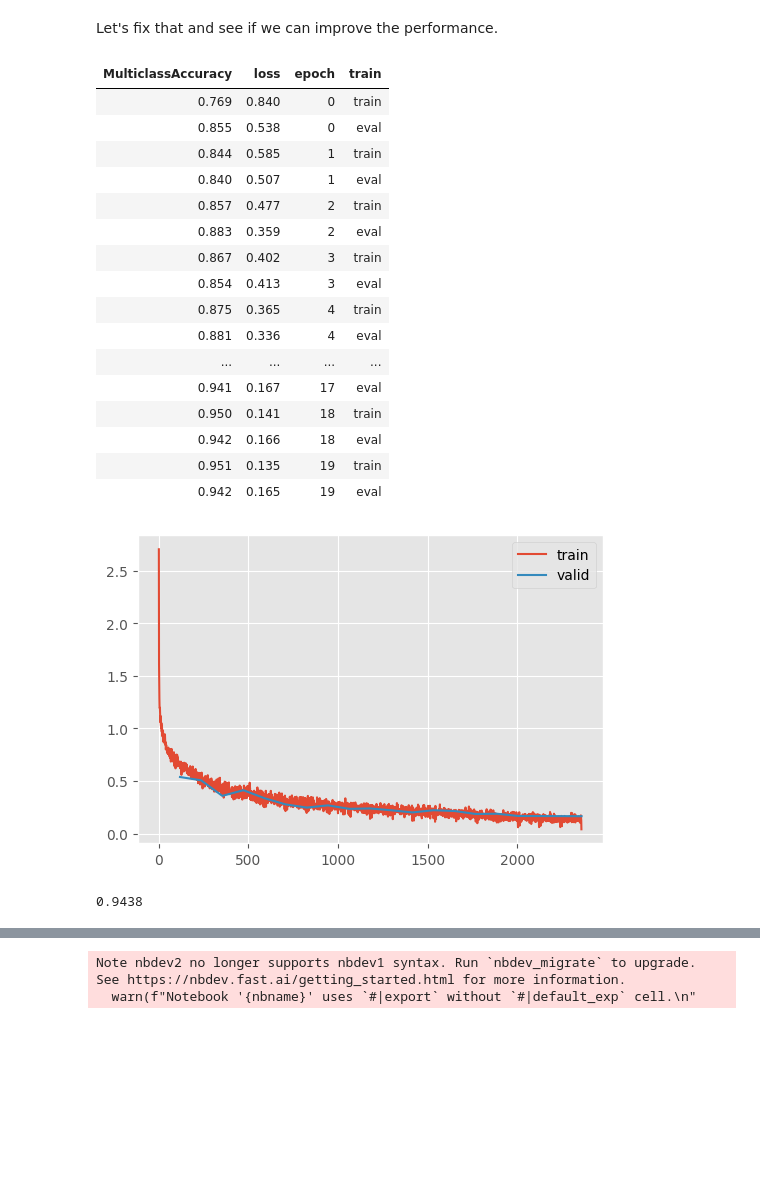
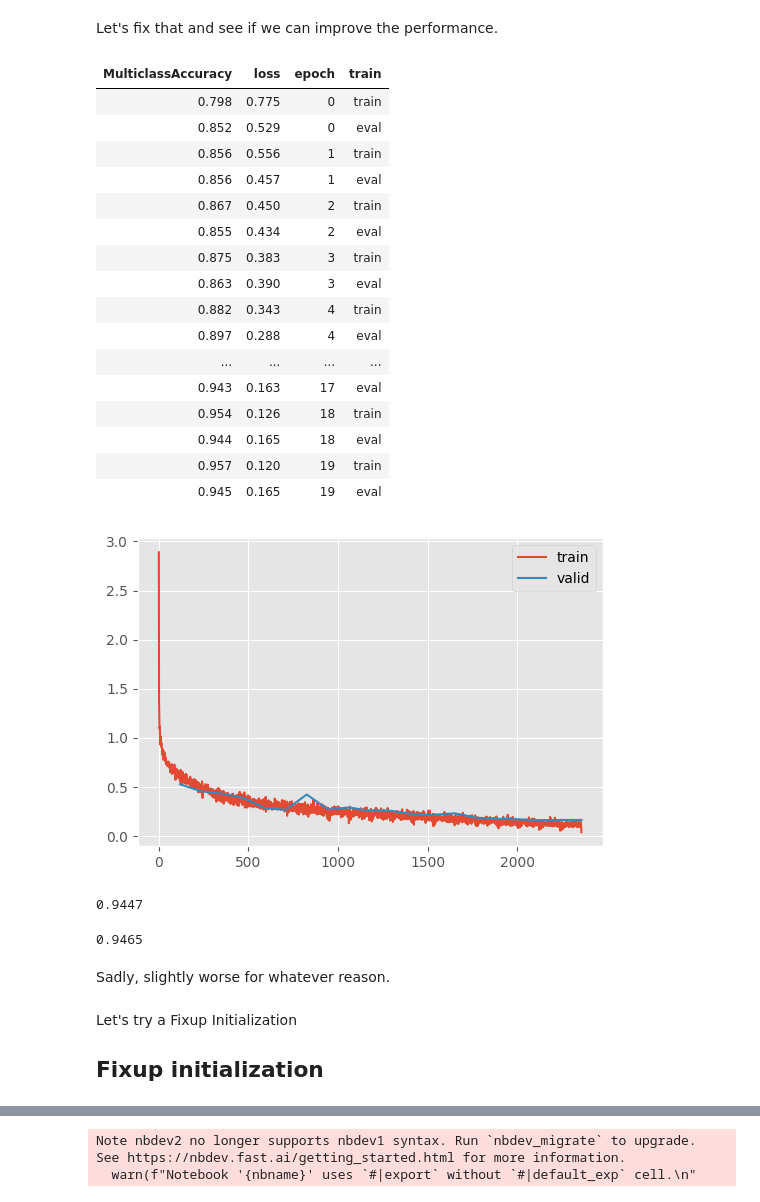
Before and after one commit to jeremyadamsfisher/SlowAI, a Jupyter notebook: nbs/12_augmentation.ipynb, the cells around one changed output, grey strips where cells are left out. Saved outputs shown, nothing was run; the diff lists cells and outputs as text; code cells hidden in the pictures; blank space fills up the shorter version.

```diff
--- a/nbs/12_augmentation.ipynb
+++ b/nbs/12_augmentation.ipynb
@@ -101,11 +102,6 @@ We didn't spend much time designing the Residual CNN from the previous notebook.
 
 In principle, ResNet's are more stable than their CNN counterparts, so we should be able to make the network wider as well as deeper.
 # %%
-def init_leaky_weights(module, leak=0.0):
-    if isinstance(module, (nn.Conv2d,)):
-        init.kaiming_normal_(module.weight, a=leak)
-
-
 class ResNet(nn.Module):
     """Arbitrarily wide and deep residual neural network"""
 
@@ -358,9 +354,7 @@ tfms = [
 tfmsc = transforms.Compose(tfms)
 
 dls = fashion_mnist(512).with_transforms(
-    {"image": batchify(tfmsc)},
-    lazy=True,
-    splits=["train"],
+    {"image": batchify(tfmsc)}, lazy=True, splits=["train"]
 )
 
 xb, _ = dls.peek()
@@ -578,44 +590,46 @@ Let's fix that and see if we can improve the performance.
 # %%
 def init_leaky_weights_fixed(m):
     if isinstance(m, Conv):
         if m.act is None or not m.act.a:
             init.kaiming_normal_(m.weight)
         else:
             init.kaiming_normal_(m.weight, a=m.act.a)
-    elif isinstance(m, nn.Linear):
-        init.xavier_normal_(m.weight)
 
 
 class ResNetWithGlobalPoolingInitialConv2(ResNetWithGlobalPoolingInitialConv):
     @classmethod
     def kaiming(cls, *args, **kwargs):
         model = cls(*args, **kwargs)
         model.apply(init_leaky_weights_fixed)
         return model
 
 
-m2 = ResNetWithGlobalPoolingInitialConv2.kaiming()
-train(m2, dls=dls2, n_epochs=20)
+mz2 = ResNetWithGlobalPoolingInitialConv2.kaiming(nfs=[32, 64, 128, 256, 512, 512])
+train(mz2, dls=dls2, n_epochs=20)
 # %% [output]
 | MulticlassAccuracy | loss | epoch | train |
-| 0.769 | 0.840 | 0 | train |
-| 0.855 | 0.538 | 0 | eval |
-| 0.844 | 0.585 | 1 | train |
-| 0.840 | 0.507 | 1 | eval |
-| 0.857 | 0.477 | 2 | train |
-| 0.883 | 0.359 | 2 | eval |
-| 0.867 | 0.402 | 3 | train |
-| 0.854 | 0.413 | 3 | eval |
-| 0.875 | 0.365 | 4 | train |
-| 0.881 | 0.336 | 4 | eval |
+| 0.798 | 0.775 | 0 | train |
+| 0.852 | 0.529 | 0 | eval |
+| 0.856 | 0.556 | 1 | train |
+| 0.856 | 0.457 | 1 | eval |
+| 0.867 | 0.450 | 2 | train |
+| 0.855 | 0.434 | 2 | eval |
+| 0.875 | 0.383 | 3 | train |
+| 0.863 | 0.390 | 3 | eval |
+| 0.882 | 0.343 | 4 | train |
+| 0.897 | 0.288 | 4 | eval |
 | ... | ... | ... | ... |
-| 0.941 | 0.167 | 17 | eval |
-| 0.950 | 0.141 | 18 | train |
-| 0.942 | 0.166 | 18 | eval |
-| 0.951 | 0.135 | 19 | train |
-| 0.942 | 0.165 | 19 | eval |
+| 0.943 | 0.163 | 17 | eval |
+| 0.954 | 0.126 | 18 | train |
+| 0.944 | 0.165 | 18 | eval |
+| 0.957 | 0.120 | 19 | train |
+| 0.945 | 0.165 | 19 | eval |
-[figure, old version]
+[figure, new version]
+# %%
+accuracy(pred_normal, mz2)
+# %% [output]
+0.9447
 # %%
-accuracy(pred_with_test_time_augmentation, m2)
+accuracy(pred_with_test_time_augmentation, mz2)
 # %% [output]
-0.9438
+0.9465
@@ -709,0 +636,6 @@ accuracy(pred_with_test_time_augmentation, m2)
+# %% [markdown]
+Sadly, slightly worse for whatever reason.
+# %% [markdown]
+Let's try a Fixup Initialization
+
+## Fixup initialization
```
Also changed, not shown: parts of 24 cells of this notebook, 6 other files.
